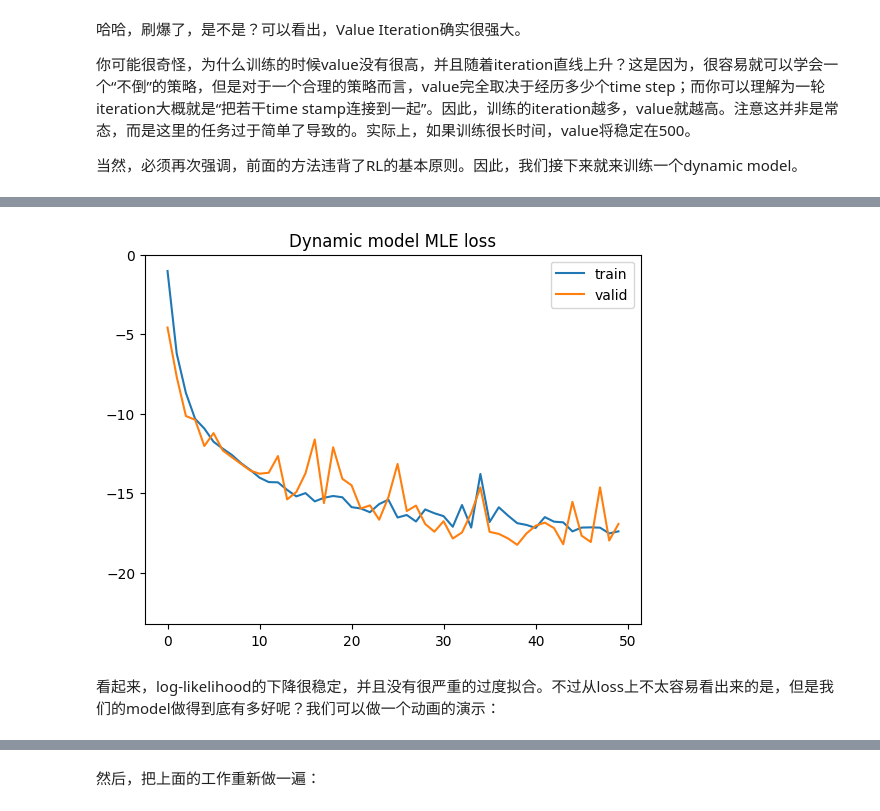
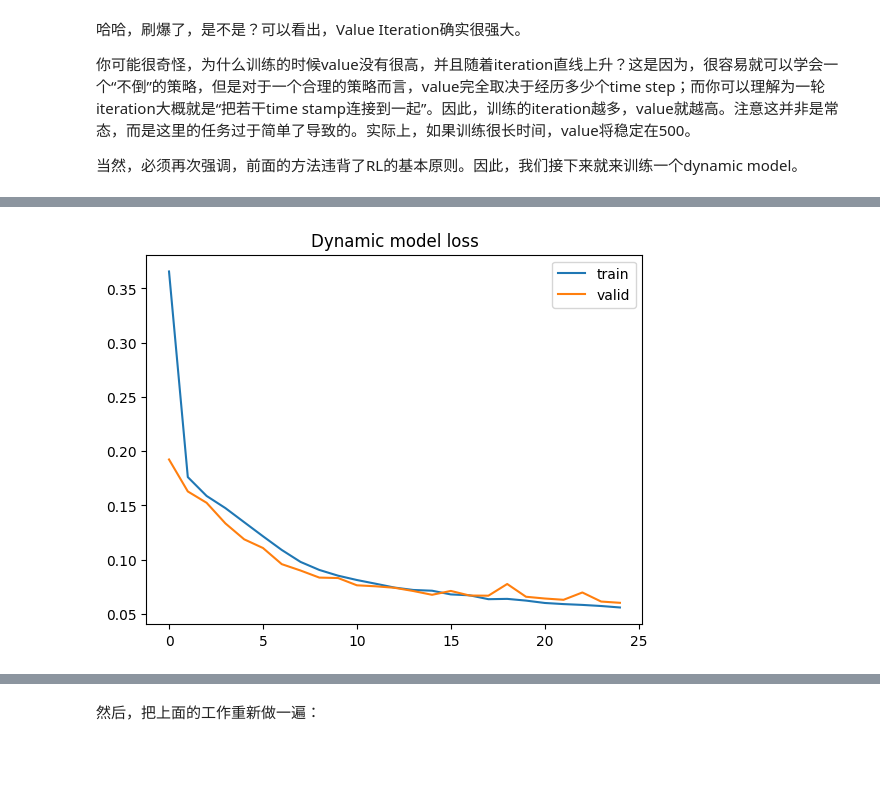
Before and after one commit to Hidden-Hyperparameter/RL-notes, a Jupyter notebook: tutorials/0-intro.ipynb, the cells around one changed output, grey strips where cells are left out. Cells and saved outputs as stored; diff of their text form; code cells hidden in the pictures; blank space fills up the shorter version.

```diff
--- a/tutorials/0-intro.ipynb
+++ b/tutorials/0-intro.ipynb
@@ -1358,7 +1358,7 @@ states = [[
     random.gauss(0,1),
     (random.random() - 0.5) * 0.418,
     random.gauss(0,10)
-] for _ in range(8000)]
+] for _ in range(1000)]
 states[500]
 # %% [output]
 [-1.7123499160160223,
@@ -1565,33 +1564,38 @@ class Model(nn.Module):
             nn.Linear(32,64),
             nn.ReLU(),
         )
-        self.terminate = nn.Linear(64,1)
-        self.mu_head = nn.Linear(64,4)
-        self.sigma_head = nn.Linear(64,4)
+        self.next_state_head = nn.Linear(64,4)
+        self.terminate_head = nn.Linear(64,1)
 
     def forward(self,s,a):
         # s: [batch,4]; a: [batch]
         concated = torch.cat([s,a.unsqueeze(-1).float()],dim=-1)
         feat = self.feature(concated)
-        return torch.distributions.Bernoulli(logits=self.terminate(feat).squeeze(-1)),torch.distributions.Normal(loc=self.mu_head(feat), scale=torch.exp(self.sigma_head(feat)))
+        return self.next_state_head(feat),self.terminate_head(feat).reshape(-1)
+
+    def get_loss(self,states,actions,next_states,terminated):
+        pred_next_states,terminate_distr = self(states,actions)
+        loss1 = F.binary_cross_entropy_with_logits(terminate_distr,terminated)
+        loss2 = F.mse_loss(pred_next_states,next_states).mean(dim=0)
+        return loss1 + loss2, loss1, loss2
 
     @torch.no_grad()
     def step(self,s,a):
-        term,dist = self(s,a)
-        return dist.sample(),1,(term.sample()>0.5).item(),False
+        if not isinstance(a,torch.Tensor):
+            a = torch.tensor(a,dtype=torch.float).to(device)
+        next_state,terminate_logits = self(s,a)
+        return next_state,1,(terminate_logits > 0).int(),False
 # %%
 dynamic_model = Model().to(device)
 dynamic_opt = torch.optim.Adam(dynamic_model.parameters(),lr=1e-3,weight_decay=3e-5)
 mean_losses = []
 mean_valid_losses = []
-for epoch in range(50):
+for epoch in range(25):
     with tqdm.tqdm(dl) as bar:
         losses = []
         for item in bar:
             states = item['states']; actions = item['actions']; terminated = item['terminated']; next_states = item['next_states']
-            terminated_distr,next_distr = dynamic_model(states,actions)
-            log_prob = terminated_distr.log_prob(terminated) + (1-terminated) * next_distr.log_prob(next_states).sum(dim=-1)
-            loss = - log_prob.mean(dim=0)
+            loss,_,_ = dynamic_model.get_loss(states,actions,next_states,terminated)
             dynamic_opt.zero_grad()
             loss.backward()
             dynamic_opt.step()
@@ -1600,12 +1604,14 @@ for epoch in range(50):
     mean_losses.append(sum(losses)/len(losses))
     with torch.no_grad():
         valid_losses = []
+        terminate_losses = []
+        next_state_losses = []
         for item in valid_dl:
             states = item['states']; actions = item['actions']; terminated = item['terminated']; next_states = item['next_states']
-            terminated_distr,next_distr = dynamic_model(states,actions)
-            log_prob = terminated_distr.log_prob(terminated) + (1-terminated) * next_distr.log_prob(next_states).sum(dim=-1)
-            loss = - log_prob.mean(dim=0)
+            loss,terminate_loss,next_state_loss = dynamic_model.get_loss(states,actions,next_states,terminated)
             valid_losses.append(loss.detach().cpu().item())
-        print('Validation loss:',sum(valid_losses)/len(valid_losses))
+            terminate_losses.append(terminate_loss.detach().cpu().item())
+            next_state_losses.append(next_state_loss.detach().cpu().item())
+        print('Validation loss:',sum(valid_losses)/len(valid_losses),'; Terminate loss:',sum(terminate_losses)/len(terminate_losses),'; Next state loss:',sum(next_state_losses)/len(next_state_losses))
     mean_valid_losses.append(sum(valid_losses)/len(valid_losses))
 # %% [output]
@@ -1625,12 +1631,9 @@ Validation loss: -13.721996549576048
 # %%
 import matplotlib.pyplot as plt
 plt.plot(list(range(len(mean_losses))),mean_losses,label='train')
 plt.plot(list(range(len(mean_valid_losses))),mean_valid_losses,label='valid')
-plt.title('Dynamic model MLE loss')
-plt.ylim(min(mean_losses + mean_valid_losses) - 5,0)
+plt.title('Dynamic model loss')
 plt.legend()
 plt.show()
 # %% [output]
-[figure, old version]
+[figure, new version]
-# %% [markdown]
-看起来，log-likelihood的下降很稳定，并且没有很严重的过度拟合。不过从loss上不太容易看出来的是，但是我们的model做得到底有多好呢？我们可以做一个动画的演示：
```
Also changed, not shown: parts of 22 cells of this notebook, 2 other files.
